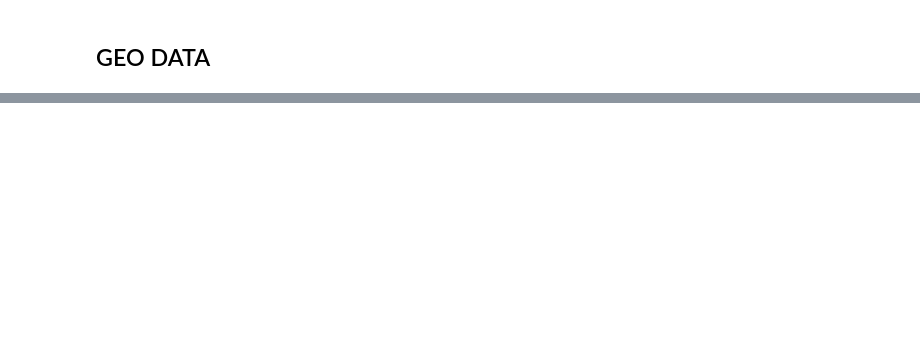
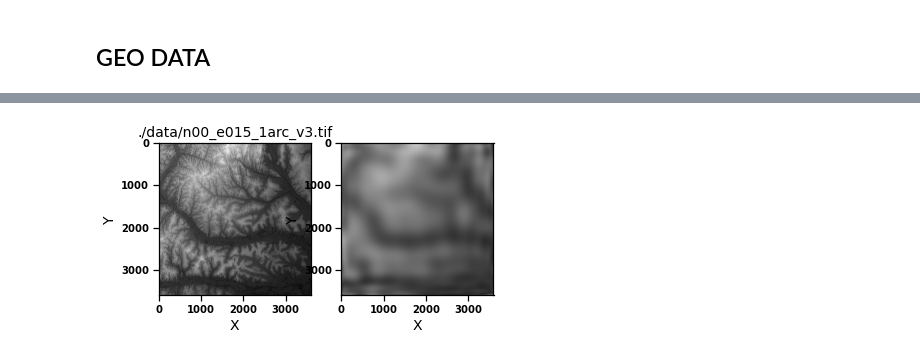
Before and after one commit to fonstelien/FYS-STK4155, a Jupyter notebook: project1/take2.ipynb, the cells around one changed output, grey strips where cells are left out. Saved outputs shown, nothing was run; the diff lists cells and outputs as text; code cells hidden in the pictures; blank space fills up the shorter version.

```diff
--- a/project1/take2.ipynb
+++ b/project1/take2.ipynb
@@ -617,0 +712,11 @@ plt.show()
+# %%
+
+file_name = './data/n00_e015_1arc_v3.tif'
+
+NUM_SAMPLES = 7500
+MAX_POLY_ORDER = 30
+
+x, y, z, xyz_norm = image_sampler(file_name, NUM_SAMPLES)
+X = make_design_matrix(x, y, pn=MAX_POLY_ORDER)
+
+polynomial_orders = list(range(MAX_POLY_ORDER+1))
@@ -617,0 +731,30 @@ plt.show()
+# %%
+x_dim, y_dim, z_norm = xyz_norm
+
+img = np.ndarray((x_dim, y_dim))
+generate_image(img, pn, beta_hat)
+img = img * z_norm
+img = img.astype(int)
+# %%
+'''Reading data'''
+file_name = './data/n00_e015_1arc_v3.tif'
+terrain = imageio.imread(file_name)
+plt.figure()
+plt.subplot(121)
+plt.title(file_name)
+plt.imshow(terrain, cmap='gray')
+plt.xlabel('X')
+plt.ylabel('Y')
+plt.grid(False)
+
+plt.subplot(122)
+plt.imshow(img, cmap='gray')
+plt.xlabel('X')
+plt.ylabel('Y')
+plt.grid(False)
+plt.show()
+
+
+plt.show()
+# %% [output]
+[figure, added]
```
Also changed, not shown: parts of 27 cells of this notebook, 2 other files.
